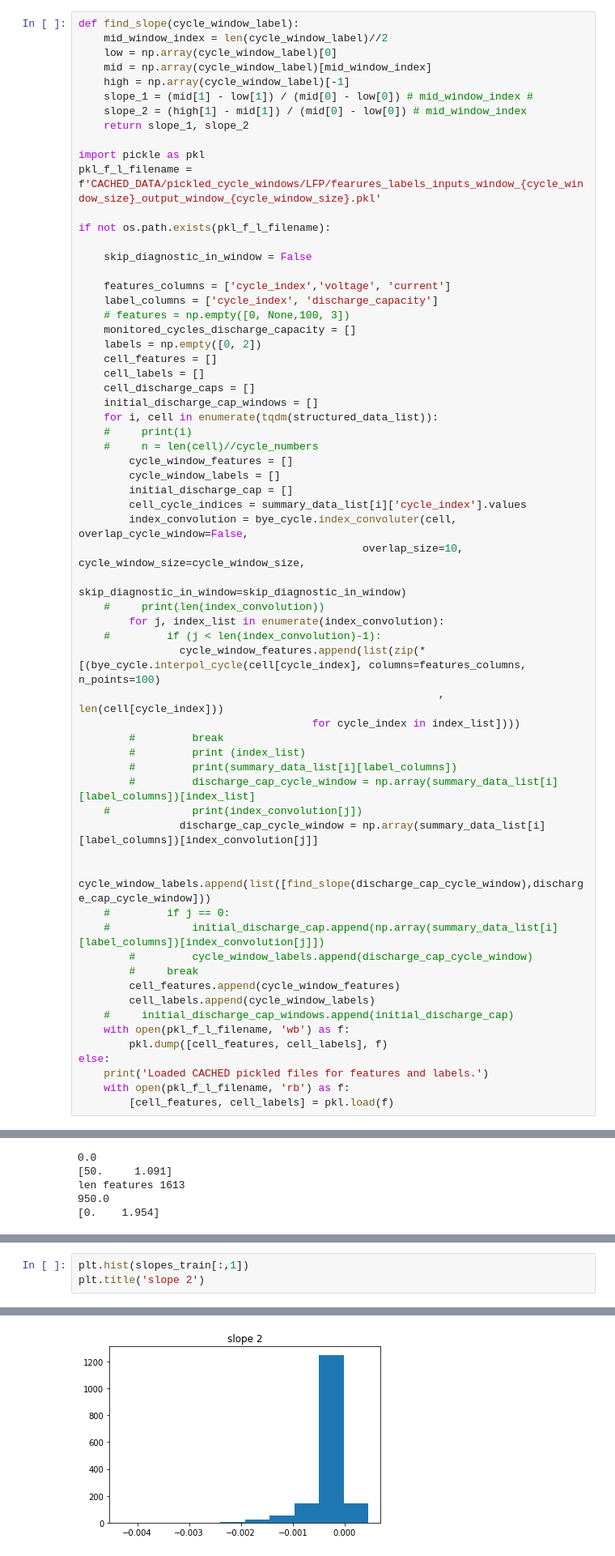
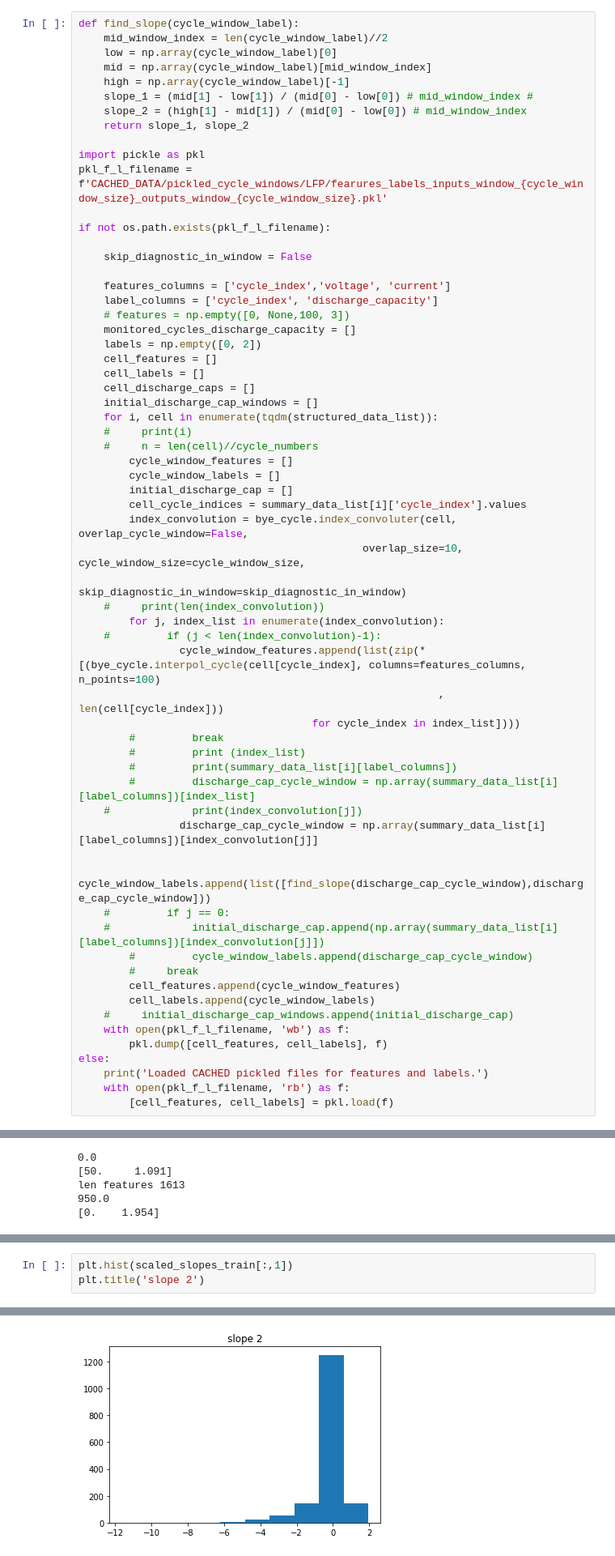
Before and after one commit to TRI-AMDD/bye-cycle, a Jupyter notebook: examples/LFP.ipynb, the cells around one changed output, grey strips where cells are left out. Shown at 81% size. Saved outputs shown, nothing was run; the diff lists cells and outputs as text.

```diff
--- a/examples/LFP.ipynb
+++ b/examples/LFP.ipynb
@@ -203,7 +203,7 @@ def find_slope(cycle_window_label):
     return slope_1, slope_2
 
 import pickle as pkl
-pkl_f_l_filename = f'CACHED_DATA/pickled_cycle_windows/LFP/fearures_labels_inputs_window_{cycle_window_size}_output_window_{cycle_window_size}.pkl'
+pkl_f_l_filename = f'CACHED_DATA/pickled_cycle_windows/LFP/fearures_labels_inputs_window_{cycle_window_size}_outputs_window_{cycle_window_size}.pkl'
 
 if not os.path.exists(pkl_f_l_filename):
 
@@ -437,7 +384,7 @@ Text(0.5, 1.0, 'slope 1')
 # %%
-plt.hist(slopes_train[:,1])
+plt.hist(scaled_slopes_train[:,1])
 plt.title('slope 2')
 # %% [output]
 Text(0.5, 1.0, 'slope 2')
-[figure, old version]
+[figure, new version]
 # %%
```
Also changed, not shown: parts of 35 cells of this notebook.
